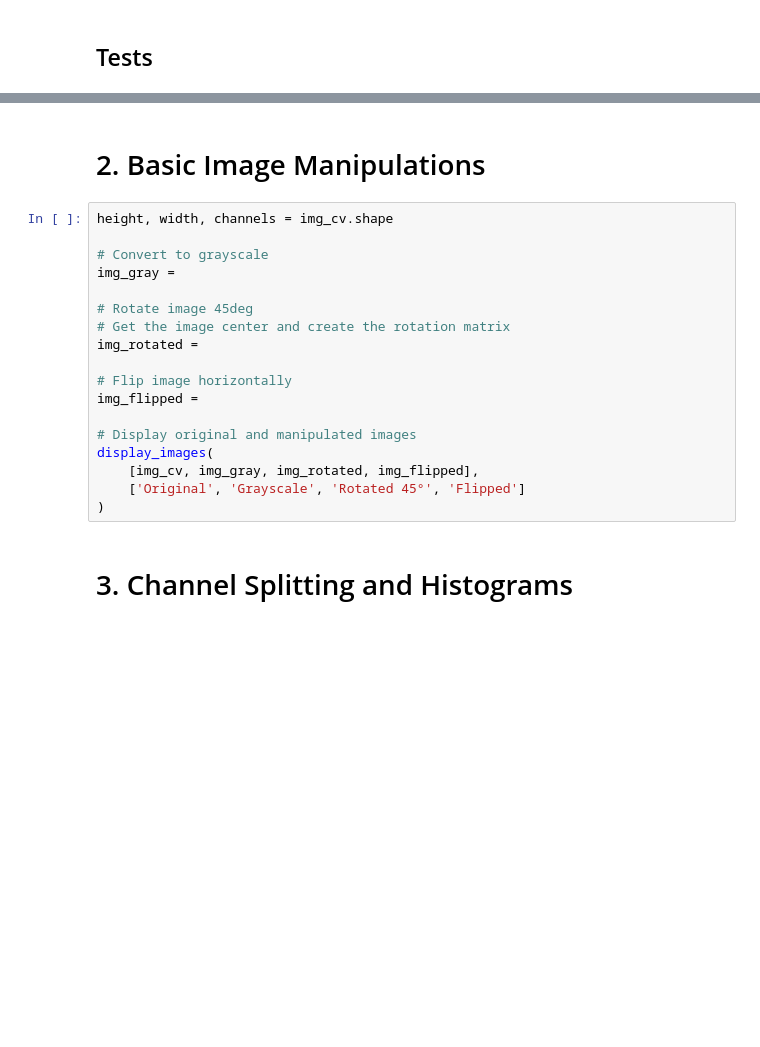
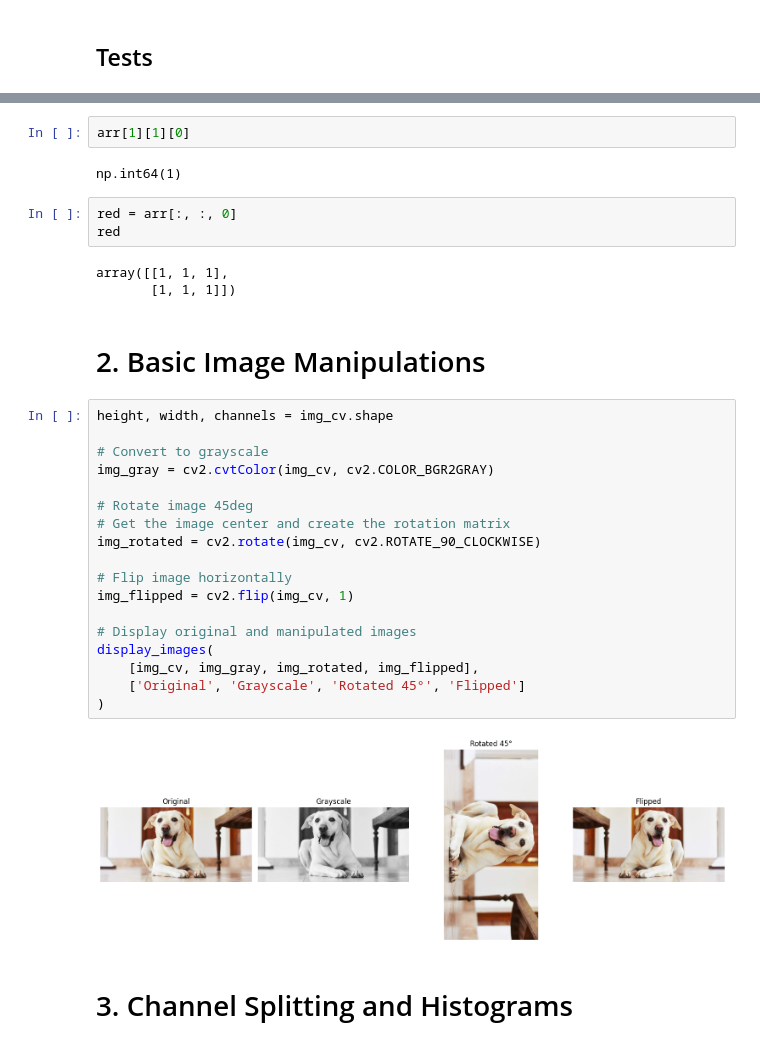
Before and after one commit to Glttr/Exercices-DSP, a Jupyter notebook: module7_exercise0.ipynb, the cells around one changed output, grey strips where cells are left out. Saved outputs shown, nothing was run; the diff lists cells and outputs as text; blank space fills up the shorter version.

```diff
--- a/module7_exercise0.ipynb
+++ b/module7_exercise0.ipynb
@@ -117,23 +182,35 @@ display_images([img_cv], [path])
+# %%
+arr[1][1][0]
+# %% [output]
+np.int64(1)
+# %%
+red = arr[:, :, 0]
+red
+# %% [output]
+array([[1, 1, 1],
+       [1, 1, 1]])
 # %% [markdown]
 # 2. Basic Image Manipulations
 # %%
 height, width, channels = img_cv.shape
 
 # Convert to grayscale
-img_gray =
+img_gray = cv2.cvtColor(img_cv, cv2.COLOR_BGR2GRAY)
 
 # Rotate image 45deg
 # Get the image center and create the rotation matrix
-img_rotated =
+img_rotated = cv2.rotate(img_cv, cv2.ROTATE_90_CLOCKWISE)
 
 # Flip image horizontally
-img_flipped =
+img_flipped = cv2.flip(img_cv, 1)
 
 # Display original and manipulated images
 display_images(
     [img_cv, img_gray, img_rotated, img_flipped],
     ['Original', 'Grayscale', 'Rotated 45°', 'Flipped']
 )
+# %% [output]
+[figure, added]
 # %% [markdown]
 # 3. Channel Splitting and Histograms
 # %%
```
Also changed, not shown: parts of 18 cells of this notebook.
